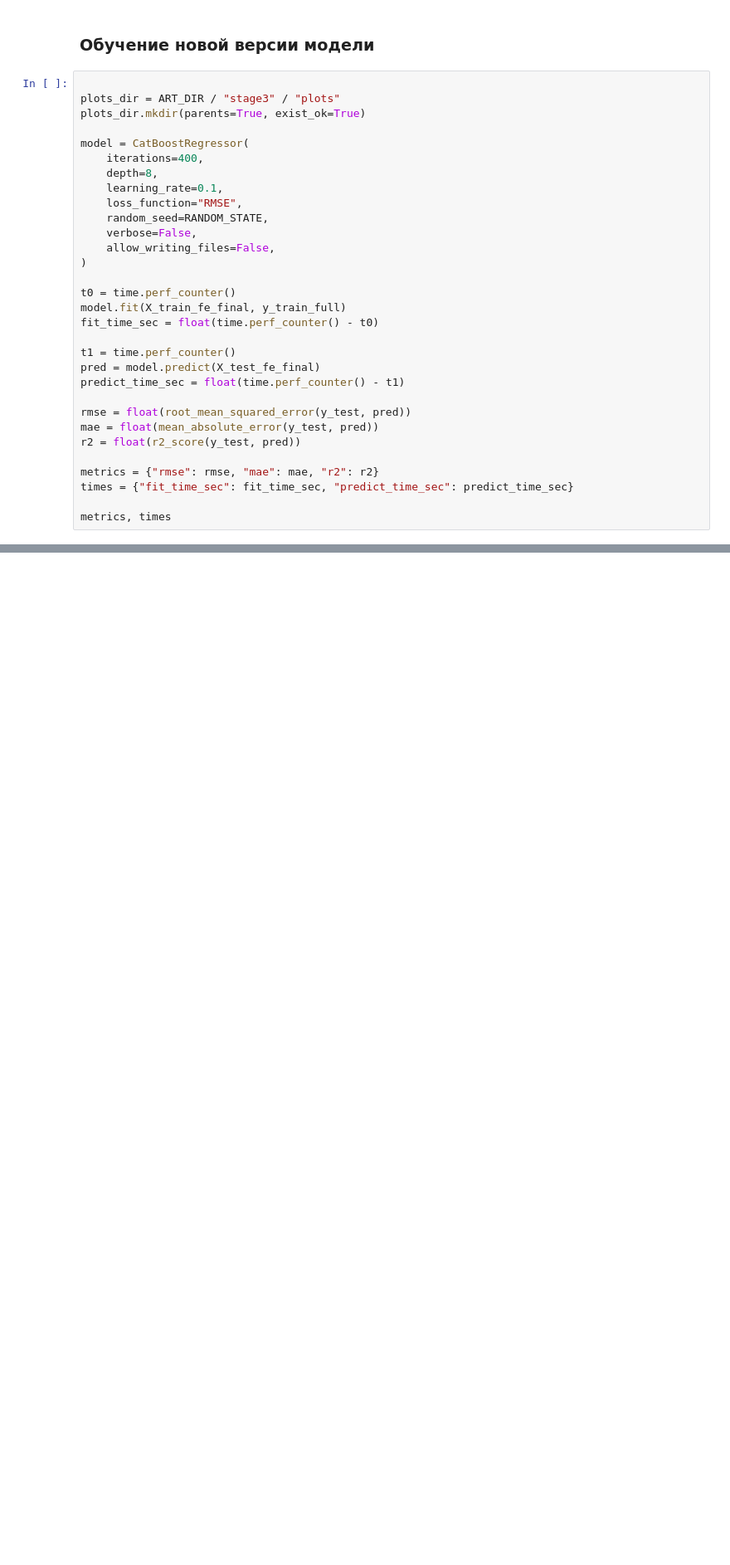
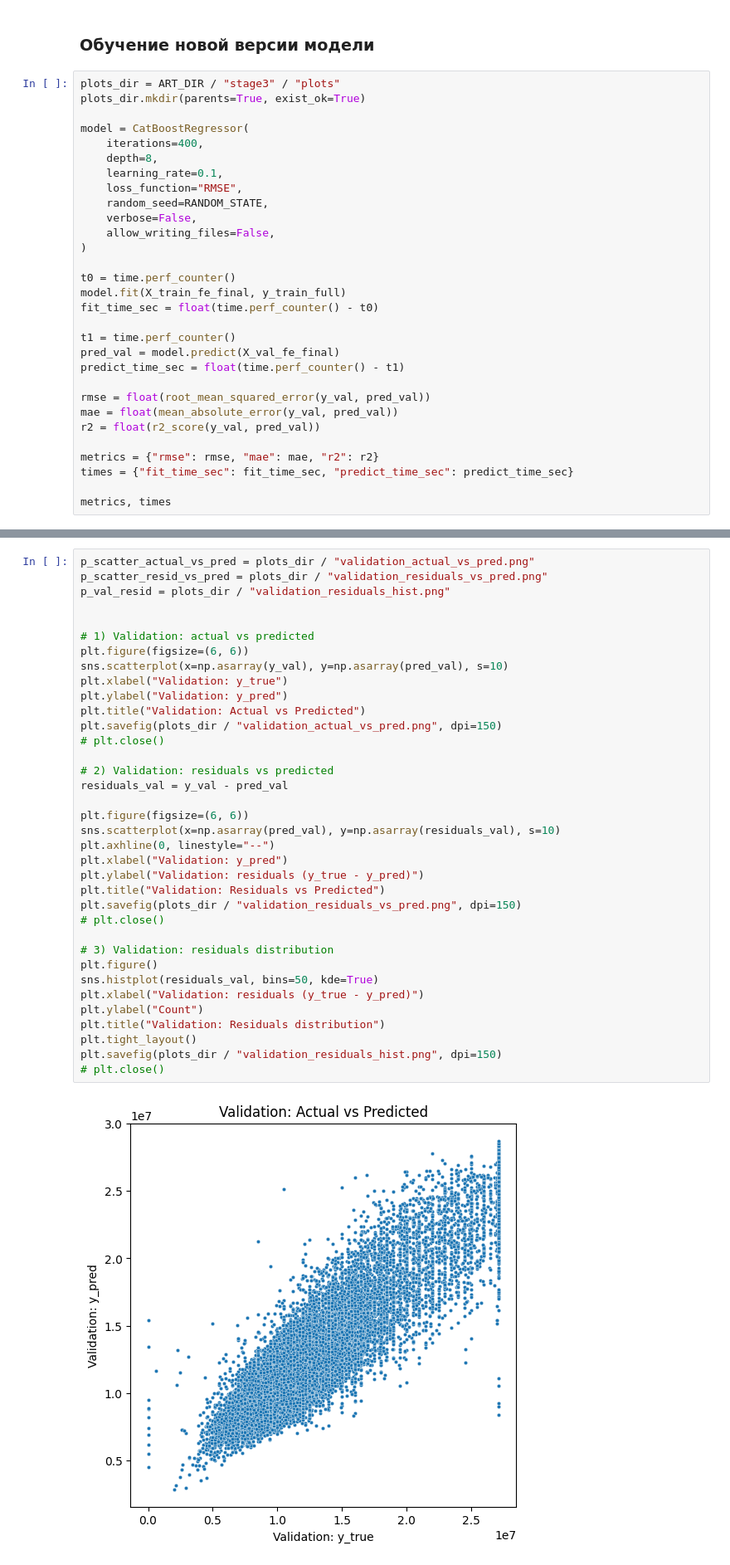
Before and after one commit to matevosovp/Mlflow-project, a Jupyter notebook: model_improvement/model_improvement.ipynb, the cells around one changed output, grey strips where cells are left out. Shown at 83% size. Cells and saved outputs as stored; diff of their text form; blank space fills up the shorter version.

```diff
--- a/model_improvement/model_improvement.ipynb
+++ b/model_improvement/model_improvement.ipynb
@@ -864,7 +881,6 @@ Autofeat added features: 30
 # %% [markdown]
 ### Обучение новой версии модели
 # %%
-
 plots_dir = ART_DIR / "stage3" / "plots"
 plots_dir.mkdir(parents=True, exist_ok=True)
 
@@ -883,12 +899,12 @@ model.fit(X_train_fe_final, y_train_full)
 fit_time_sec = float(time.perf_counter() - t0)
 
 t1 = time.perf_counter()
-pred = model.predict(X_test_fe_final)
+pred_val = model.predict(X_val_fe_final)
 predict_time_sec = float(time.perf_counter() - t1)
 
-rmse = float(root_mean_squared_error(y_test, pred))
-mae = float(mean_absolute_error(y_test, pred))
-r2 = float(r2_score(y_test, pred))
+rmse = float(root_mean_squared_error(y_val, pred_val))
+mae = float(mean_absolute_error(y_val, pred_val))
+r2 = float(r2_score(y_val, pred_val))
 
 metrics = {"rmse": rmse, "mae": mae, "r2": r2}
 times = {"fit_time_sec": fit_time_sec, "predict_time_sec": predict_time_sec}
@@ -928,0 +919,38 @@ str(p_scatter), str(p_resid)
+# %%
+p_scatter_actual_vs_pred = plots_dir / "validation_actual_vs_pred.png"
+p_scatter_resid_vs_pred = plots_dir / "validation_residuals_vs_pred.png"
+p_val_resid = plots_dir / "validation_residuals_hist.png"
+
+
+# 1) Validation: actual vs predicted
+plt.figure(figsize=(6, 6))
+sns.scatterplot(x=np.asarray(y_val), y=np.asarray(pred_val), s=10)
+plt.xlabel("Validation: y_true")
+plt.ylabel("Validation: y_pred")
+plt.title("Validation: Actual vs Predicted")
+plt.savefig(plots_dir / "validation_actual_vs_pred.png", dpi=150)
+# plt.close()
+
+# 2) Validation: residuals vs predicted
+residuals_val = y_val - pred_val
+
+plt.figure(figsize=(6, 6))
+sns.scatterplot(x=np.asarray(pred_val), y=np.asarray(residuals_val), s=10)
+plt.axhline(0, linestyle="--")
+plt.xlabel("Validation: y_pred")
+plt.ylabel("Validation: residuals (y_true - y_pred)")
+plt.title("Validation: Residuals vs Predicted")
+plt.savefig(plots_dir / "validation_residuals_vs_pred.png", dpi=150)
+# plt.close()
+
+# 3) Validation: residuals distribution
+plt.figure()
+sns.histplot(residuals_val, bins=50, kde=True)
+plt.xlabel("Validation: residuals (y_true - y_pred)")
+plt.ylabel("Count")
+plt.title("Validation: Residuals distribution")
+plt.tight_layout()
+plt.savefig(plots_dir / "validation_residuals_hist.png", dpi=150)
+# plt.close()
+# %% [output]
+[figure, added]
```
Also changed, not shown: parts of 59 cells of this notebook, 31 other files.
